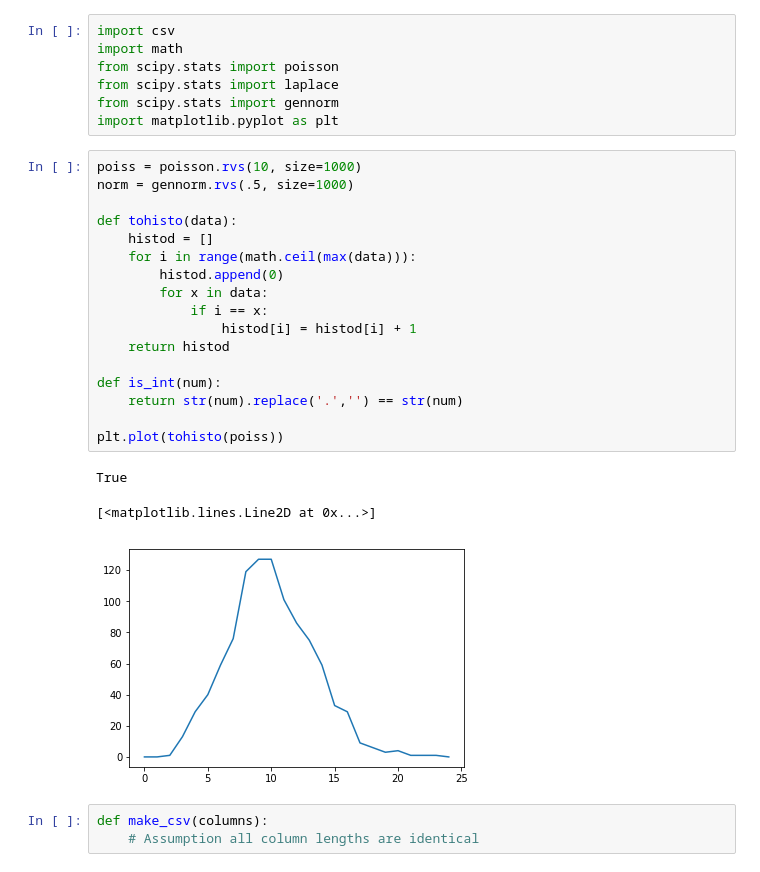
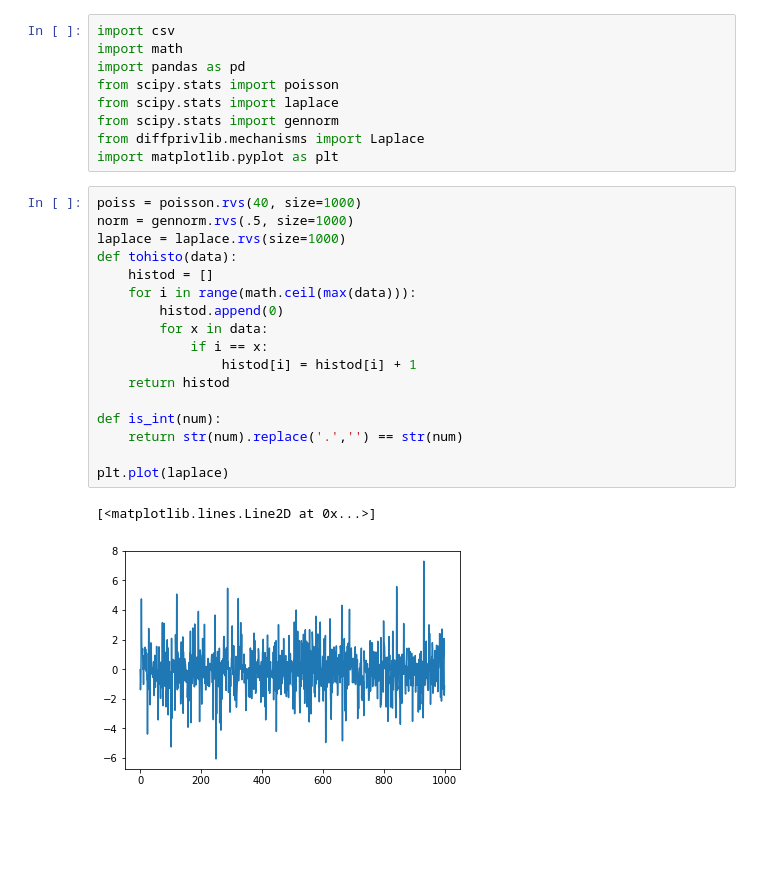
Before and after one commit to i10/StatHunt, a Jupyter notebook: playground/pythoncsv/Obfuscation.ipynb, the cells around one changed output. Drawn from its saved outputs; the diff is of its cells as text; blank space fills up the shorter version.

Commit message:
diffpriv library

```diff
--- a/playground/pythoncsv/Obfuscation.ipynb
+++ b/playground/pythoncsv/Obfuscation.ipynb
@@ -1,31 +1,29 @@
 # %%
 import csv
 import math
+import pandas as pd
 from scipy.stats import poisson
 from scipy.stats import laplace
 from scipy.stats import gennorm
+from diffprivlib.mechanisms import Laplace
 import matplotlib.pyplot as plt
 # %%
-poiss = poisson.rvs(10, size=1000)
+poiss = poisson.rvs(40, size=1000)
 norm = gennorm.rvs(.5, size=1000)
-
+laplace = laplace.rvs(size=1000)
 def tohisto(data):
     histod = []
     for i in range(math.ceil(max(data))):
         histod.append(0)
         for x in data:
             if i == x:
                 histod[i] = histod[i] + 1
     return histod
 
 def is_int(num):
     return str(num).replace('.','') == str(num)
 
-plt.plot(tohisto(poiss))
+plt.plot(laplace)
 # %% [output]
-True
+[<matplotlib.lines.Line2D at 0x...>]
-[<matplotlib.lines.Line2D at 0x...>]
-[figure, old version]
+[figure, new version]
-# %%
-def make_csv(columns):
-    # Assumption all column lengths are identical
```
Also changed, not shown: parts of 2 cells of this notebook.
